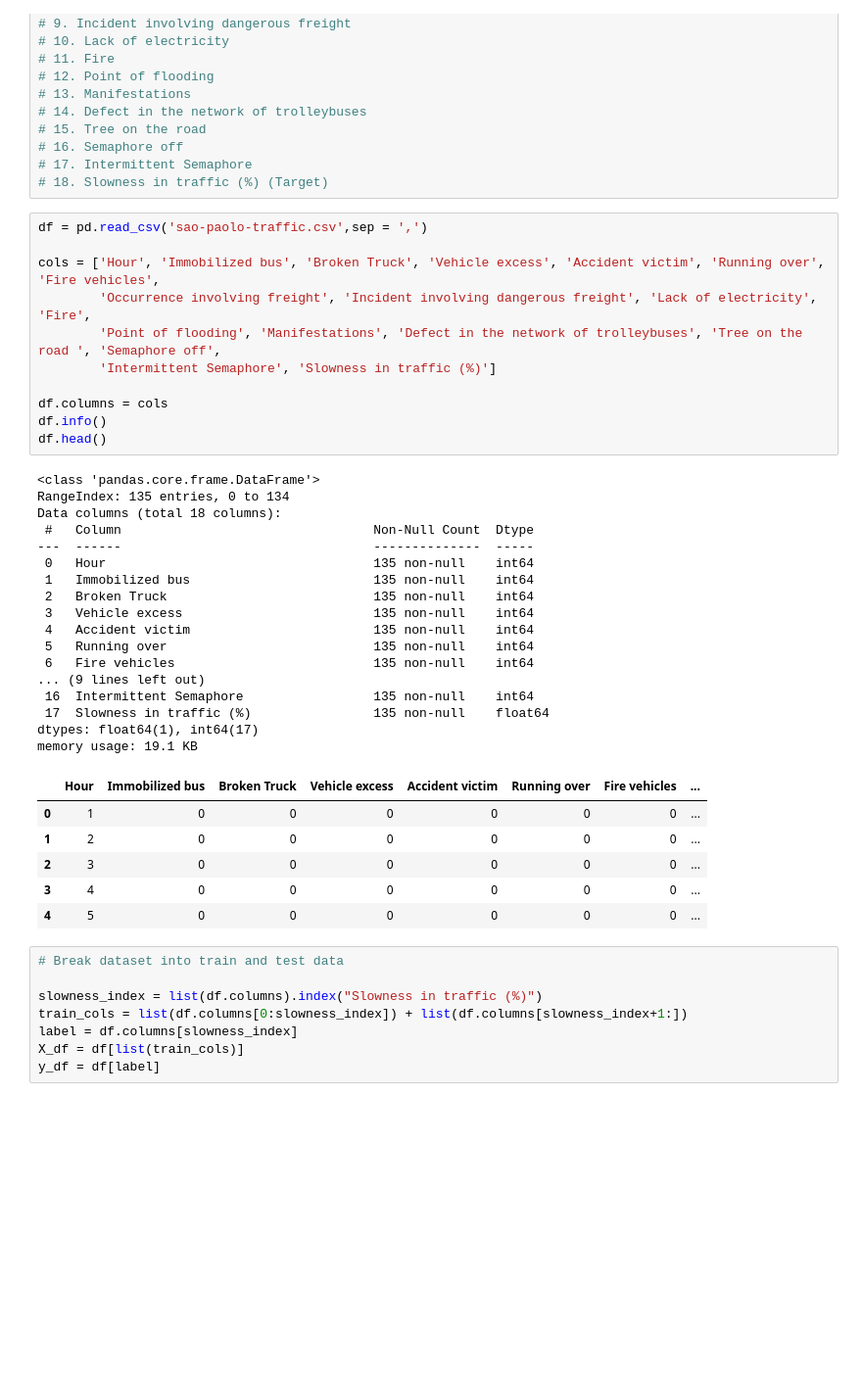
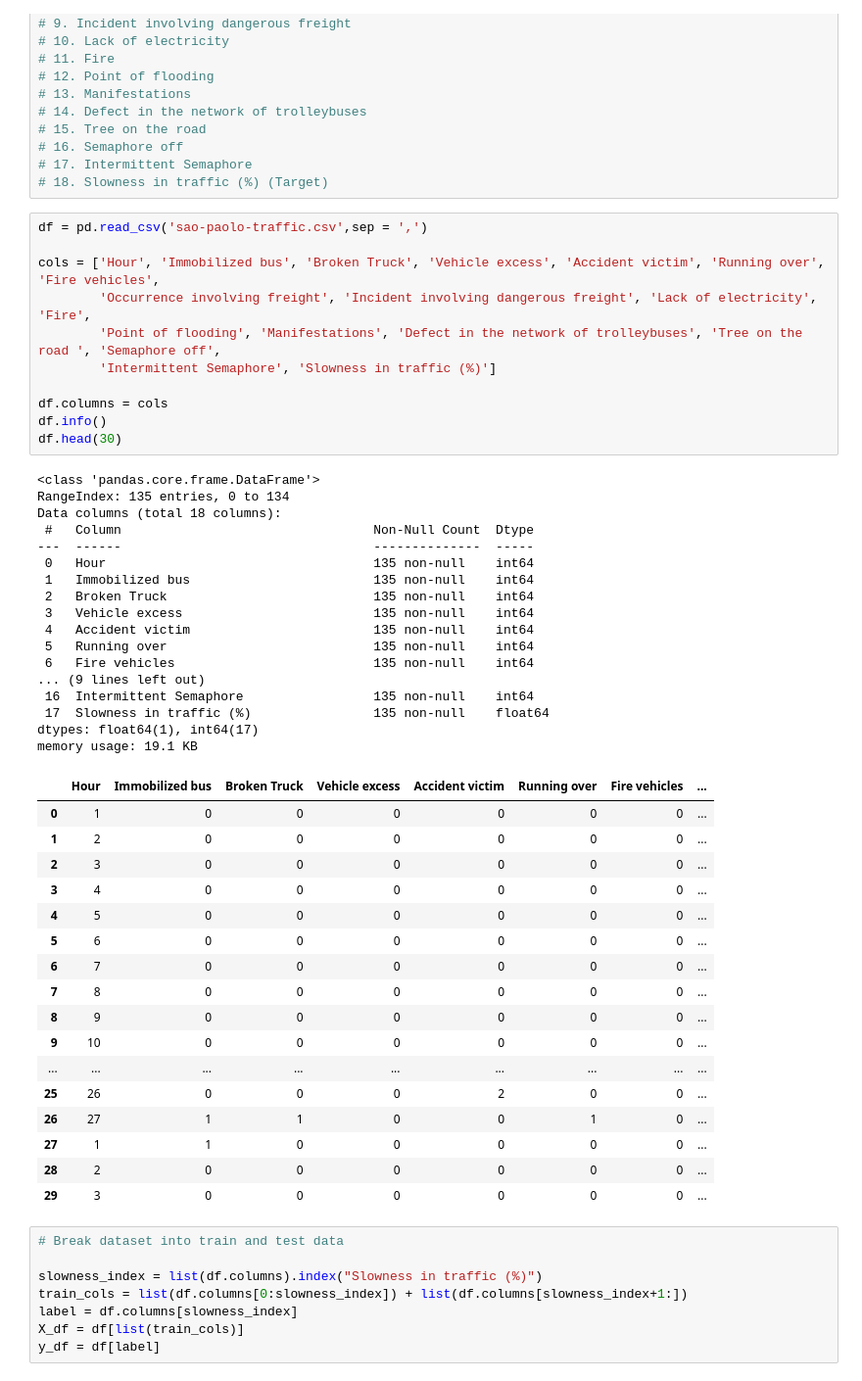
Before and after one commit to davisjrule/urop-pilot-study-datasets, a Jupyter notebook: pilot-study-sao-paolo.ipynb, the cells around one changed output. Shown: that part at 98% size. Saved outputs shown, nothing was run; the diff lists cells and outputs as text; blank space fills up the shorter version.

```diff
--- a/pilot-study-sao-paolo.ipynb
+++ b/pilot-study-sao-paolo.ipynb
@@ -33,34 +33,45 @@ cols = ['Hour', 'Immobilized bus', 'Broken Truck', 'Vehicle excess', 'Accident v
         'Occurrence involving freight', 'Incident involving dangerous freight', 'Lack of electricity', 'Fire',
         'Point of flooding', 'Manifestations', 'Defect in the network of trolleybuses', 'Tree on the road ', 'Semaphore off',
         'Intermittent Semaphore', 'Slowness in traffic (%)']
 
 df.columns = cols
 df.info()
-df.head()
+df.head(30)
 # %% [output]
 <class 'pandas.core.frame.DataFrame'>
 RangeIndex: 135 entries, 0 to 134
 Data columns (total 18 columns):
  #   Column                                 Non-Null Count  Dtype
 ---  ------                                 --------------  -----
  0   Hour                                   135 non-null    int64
  1   Immobilized bus                        135 non-null    int64
  2   Broken Truck                           135 non-null    int64
  3   Vehicle excess                         135 non-null    int64
  4   Accident victim                        135 non-null    int64
  5   Running over                           135 non-null    int64
  6   Fire vehicles                          135 non-null    int64
 ... (9 lines left out)
  16  Intermittent Semaphore                 135 non-null    int64
  17  Slowness in traffic (%)                135 non-null    float64
 dtypes: float64(1), int64(17)
 memory usage: 19.1 KB
 |  | Hour | Immobilized bus | Broken Truck | Vehicle excess | Accident victim | Running over | Fire vehicles | ... |
 | 0 | 1 | 0 | 0 | 0 | 0 | 0 | 0 | ... |
 | 1 | 2 | 0 | 0 | 0 | 0 | 0 | 0 | ... |
 | 2 | 3 | 0 | 0 | 0 | 0 | 0 | 0 | ... |
 | 3 | 4 | 0 | 0 | 0 | 0 | 0 | 0 | ... |
 | 4 | 5 | 0 | 0 | 0 | 0 | 0 | 0 | ... |
+| 5 | 6 | 0 | 0 | 0 | 0 | 0 | 0 | ... |
+| 6 | 7 | 0 | 0 | 0 | 0 | 0 | 0 | ... |
+| 7 | 8 | 0 | 0 | 0 | 0 | 0 | 0 | ... |
+| 8 | 9 | 0 | 0 | 0 | 0 | 0 | 0 | ... |
+| 9 | 10 | 0 | 0 | 0 | 0 | 0 | 0 | ... |
+| ... | ... | ... | ... | ... | ... | ... | ... | ... |
+| 25 | 26 | 0 | 0 | 0 | 2 | 0 | 0 | ... |
+| 26 | 27 | 1 | 1 | 0 | 0 | 1 | 0 | ... |
+| 27 | 1 | 1 | 0 | 0 | 0 | 0 | 0 | ... |
+| 28 | 2 | 0 | 0 | 0 | 0 | 0 | 0 | ... |
+| 29 | 3 | 0 | 0 | 0 | 0 | 0 | 0 | ... |
 # %%
 # Break dataset into train and test data
 
```
Also changed, not shown: parts of 5 cells of this notebook, 3 other files.
